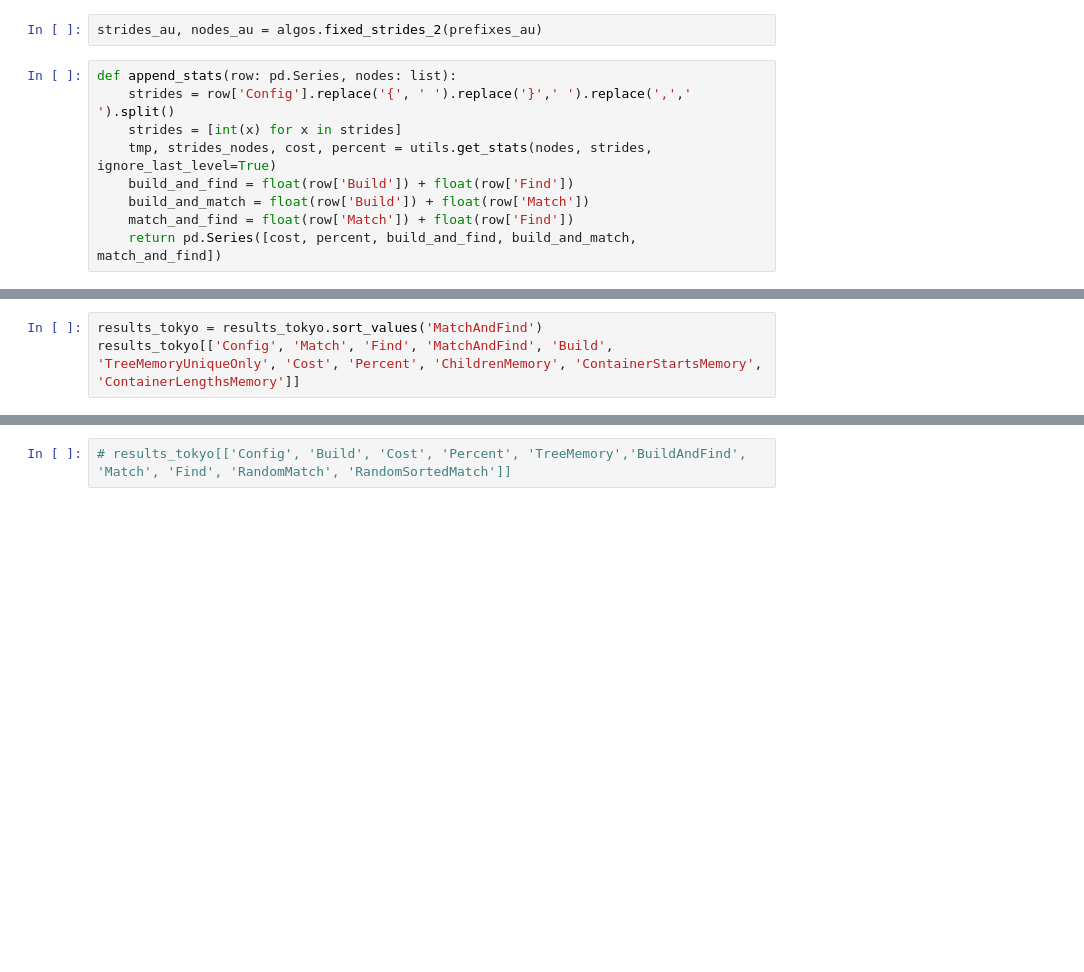
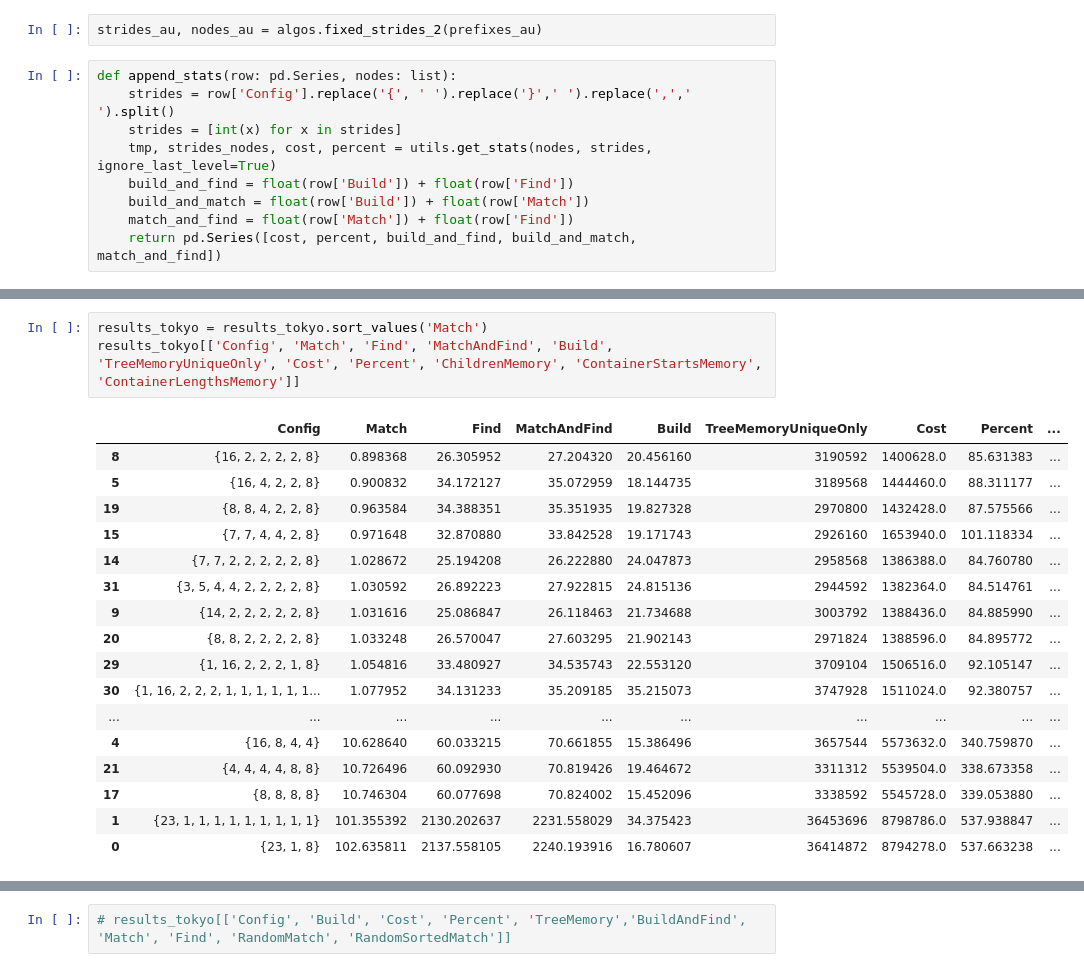
Before and after one commit to matrackif/TrieStrides, a Jupyter notebook: flavors_data_analysis.ipynb, the cells around one changed output, grey strips where cells are left out. Cells and saved outputs as stored; diff of their text form; blank space fills up the shorter version.

```diff
--- a/flavors_data_analysis.ipynb
+++ b/flavors_data_analysis.ipynb
@@ -64,5 +142,23 @@ results_au_32bit[['Config', 'TreeMemoryUniqueOnly', 'Cost', 'Percent', 'TreeLeve
 # %%
-results_tokyo = results_tokyo.sort_values('MatchAndFind')
+results_tokyo = results_tokyo.sort_values('Match')
 results_tokyo[['Config', 'Match', 'Find', 'MatchAndFind', 'Build', 'TreeMemoryUniqueOnly', 'Cost', 'Percent', 'ChildrenMemory', 'ContainerStartsMemory', 'ContainerLengthsMemory']]
+# %% [output]
+|  | Config | Match | Find | MatchAndFind | Build | TreeMemoryUniqueOnly | Cost | Percent | ... |
+| 8 | {16, 2, 2, 2, 2, 8} | 0.898368 | 26.305952 | 27.204320 | 20.456160 | 3190592 | 1400628.0 | 85.631383 | ... |
+| 5 | {16, 4, 2, 2, 8} | 0.900832 | 34.172127 | 35.072959 | 18.144735 | 3189568 | 1444460.0 | 88.311177 | ... |
+| 19 | {8, 8, 4, 2, 2, 8} | 0.963584 | 34.388351 | 35.351935 | 19.827328 | 2970800 | 1432428.0 | 87.575566 | ... |
+| 15 | {7, 7, 4, 4, 2, 8} | 0.971648 | 32.870880 | 33.842528 | 19.171743 | 2926160 | 1653940.0 | 101.118334 | ... |
+| 14 | {7, 7, 2, 2, 2, 2, 2, 8} | 1.028672 | 25.194208 | 26.222880 | 24.047873 | 2958568 | 1386388.0 | 84.760780 | ... |
+| 31 | {3, 5, 4, 4, 2, 2, 2, 2, 8} | 1.030592 | 26.892223 | 27.922815 | 24.815136 | 2944592 | 1382364.0 | 84.514761 | ... |
+| 9 | {14, 2, 2, 2, 2, 2, 8} | 1.031616 | 25.086847 | 26.118463 | 21.734688 | 3003792 | 1388436.0 | 84.885990 | ... |
+| 20 | {8, 8, 2, 2, 2, 2, 8} | 1.033248 | 26.570047 | 27.603295 | 21.902143 | 2971824 | 1388596.0 | 84.895772 | ... |
+| 29 | {1, 16, 2, 2, 2, 1, 8} | 1.054816 | 33.480927 | 34.535743 | 22.553120 | 3709104 | 1506516.0 | 92.105147 | ... |
+| 30 | {1, 16, 2, 2, 2, 1, 1, 1, 1, 1, 1... | 1.077952 | 34.131233 | 35.209185 | 35.215073 | 3747928 | 1511024.0 | 92.380757 | ... |
+| ... | ... | ... | ... | ... | ... | ... | ... | ... | ... |
+| 4 | {16, 8, 4, 4} | 10.628640 | 60.033215 | 70.661855 | 15.386496 | 3657544 | 5573632.0 | 340.759870 | ... |
+| 21 | {4, 4, 4, 4, 8, 8} | 10.726496 | 60.092930 | 70.819426 | 19.464672 | 3311312 | 5539504.0 | 338.673358 | ... |
+| 17 | {8, 8, 8, 8} | 10.746304 | 60.077698 | 70.824002 | 15.452096 | 3338592 | 5545728.0 | 339.053880 | ... |
+| 1 | {23, 1, 1, 1, 1, 1, 1, 1, 1, 1} | 101.355392 | 2130.202637 | 2231.558029 | 34.375423 | 36453696 | 8798786.0 | 537.938847 | ... |
+| 0 | {23, 1, 8} | 102.635811 | 2137.558105 | 2240.193916 | 16.780607 | 36414872 | 8794278.0 | 537.663238 | ... |
 # %%
 results_au_32bit['TreeMemoryUniqueOnly'].corr(results_au_32bit['Match'])
```
Also changed, not shown: parts of 14 cells of this notebook.
